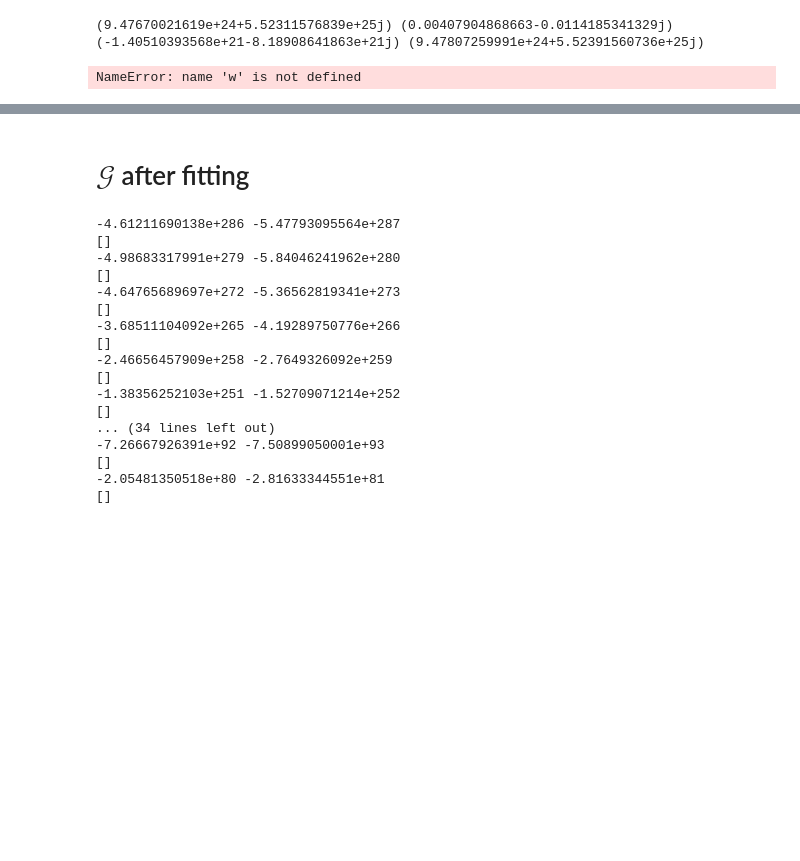
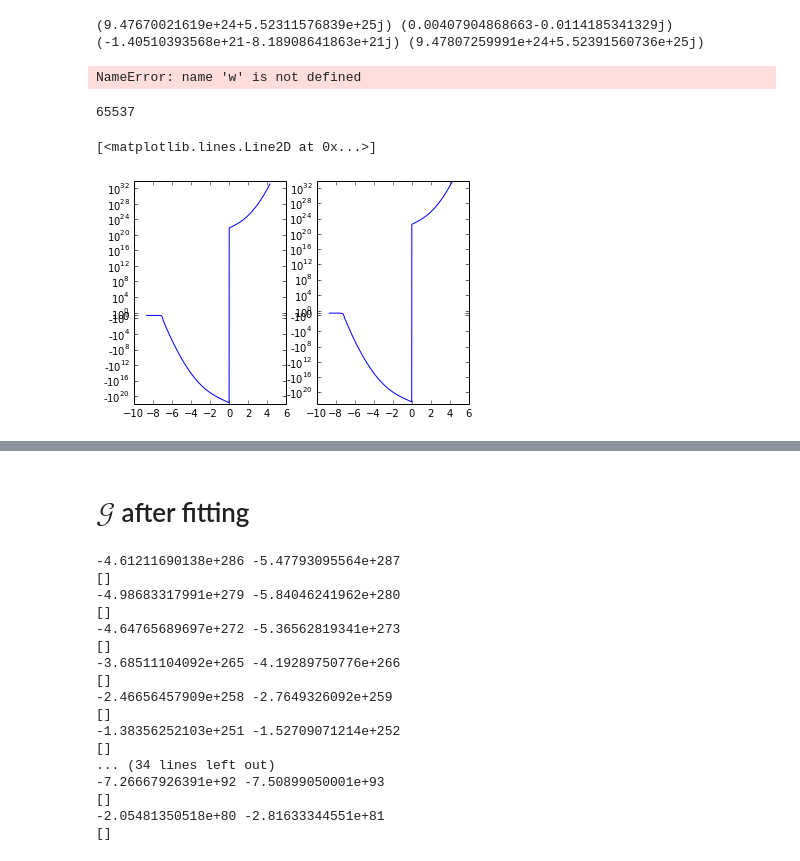
Before and after one commit to rahulporuri/project_work, a Jupyter notebook: matter_bounce/data_processing_and_fitting.ipynb, the cells around one changed output, grey strips where cells are left out. Saved outputs shown, nothing was run; the diff lists cells and outputs as text; code cells hidden in the pictures; blank space fills up the shorter version.

```diff
--- a/matter_bounce/data_processing_and_fitting.ipynb
+++ b/matter_bounce/data_processing_and_fitting.ipynb
@@ -32,5 +41,5 @@ Nshss = 2.29741477736
 # %%
-k_list = [(-40 +i) for i in range(36)]
+k_list = [(-40 +i) for i in range(35)]
 
 for k in k_list:
     hk_file_name = str('data_files/hk_'+str(-k)+'.dat')
@@ -43,5 +52,6 @@ for k in k_list:
     hk_array.imag = data[:,2]
 
     N_array = data[:,0]
-    print hk_array[-1]
+#    print hk_array[-1]
+    print len(data), len(hk_array), len(N_array)
 # %% [output]
@@ -310,3 +320,19 @@ print simps(w,N_array), simps(w[0:5600],N_array[0:5600]), simps(w[5600:35000],N_
 print simps(w,N_array), romb(w[0:1024*4 +1], 0.00043155), romb(w[5600:1024*32],0.00043155), romb(w[1024*32:], 0.00043155)
 # %% [output]
 NameError: name 'w' is not defined
+# %%
+w = (n0/2.)*(A(N_array)**3/a0)*(A(N_array)/a0 -1.)**(-1./2)*N_array*(hk_array**3)
+# %%
+len(w)
+# %% [output]
+65537
+# %%
+plt.subplot(121)
+plt.yscale('symlog')
+plt.plot(N_array, w.real)
+plt.subplot(122)
+plt.yscale('symlog')
+plt.plot(N_array, w.imag)
+# %% [output]
+[<matplotlib.lines.Line2D at 0x...>]
+[figure, added]
```
Also changed, not shown: parts of 13 cells of this notebook.
